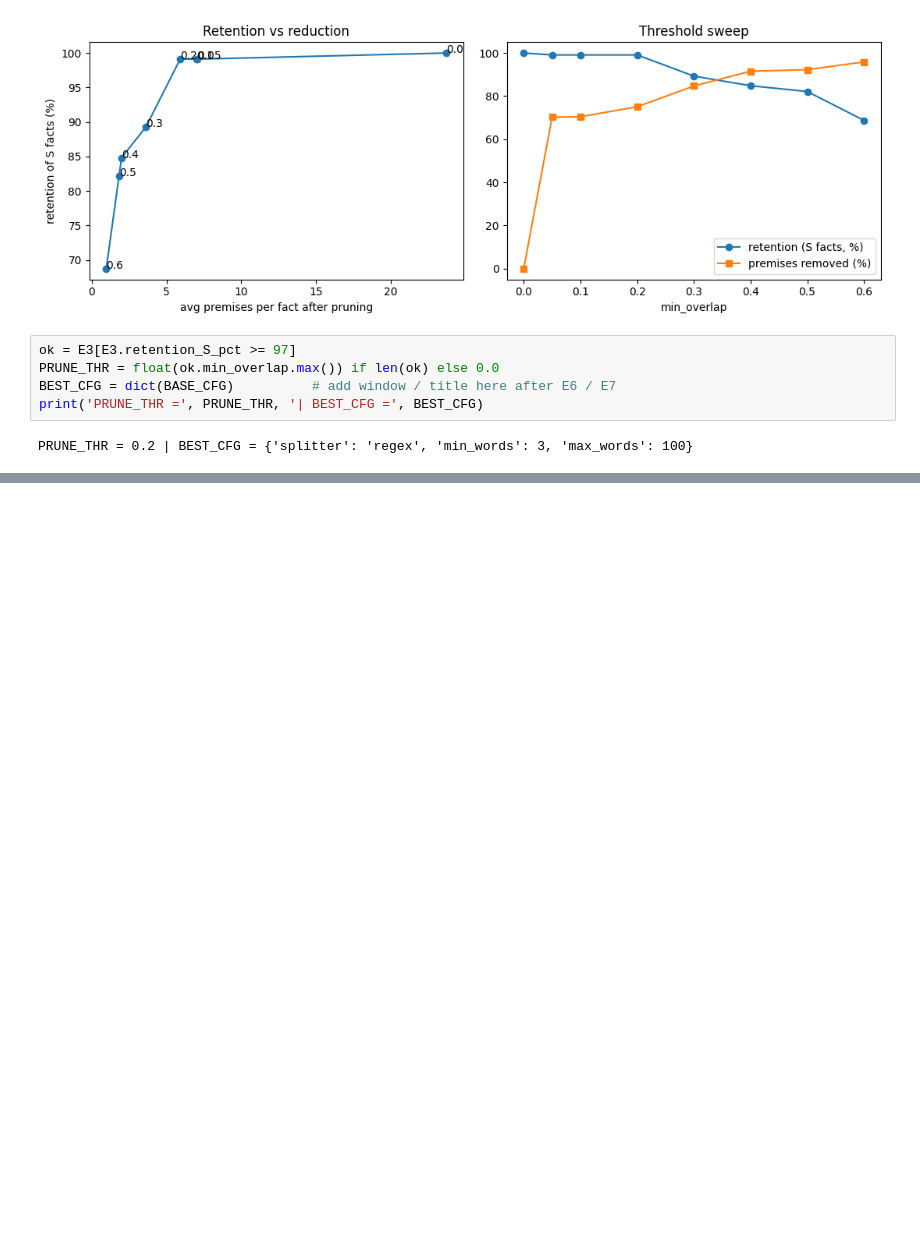
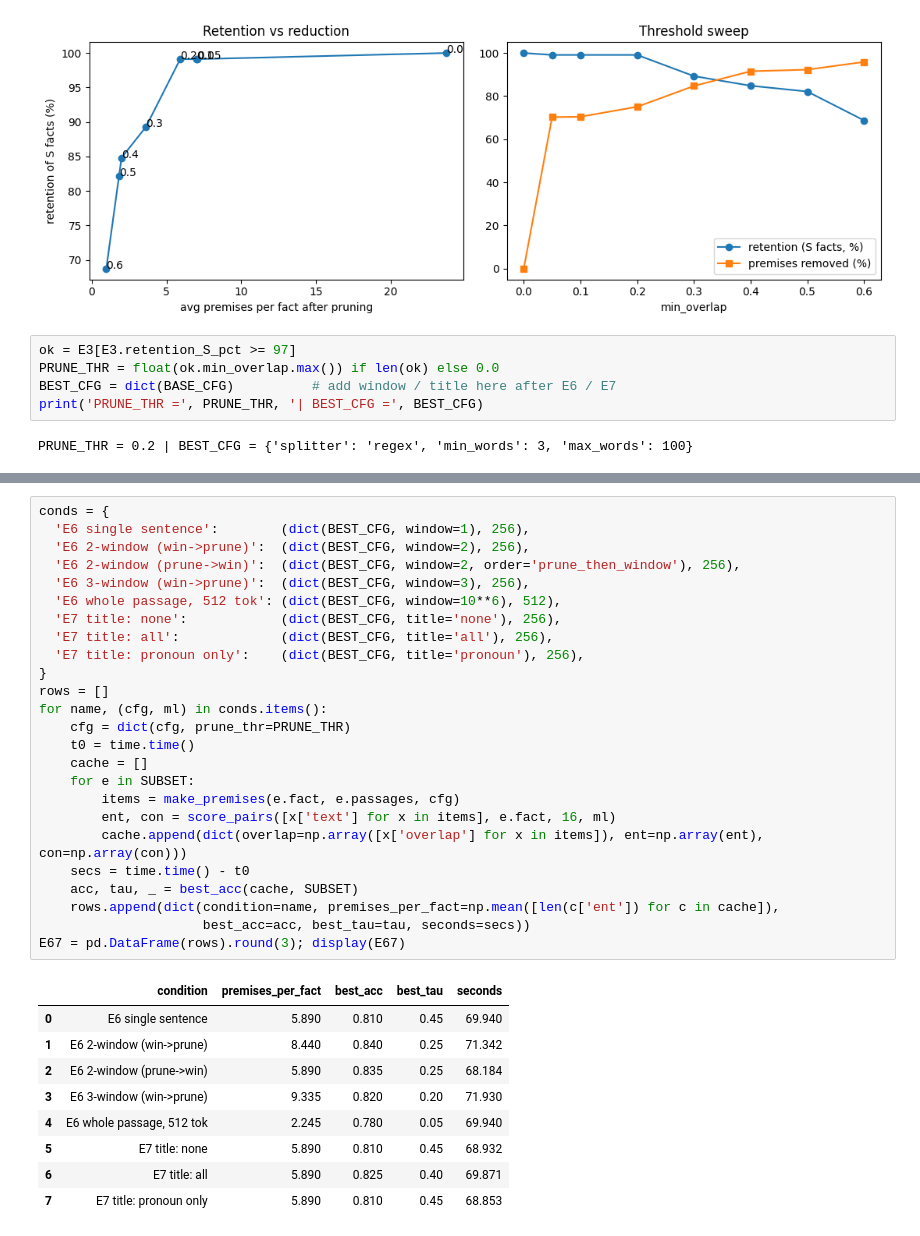
Before and after one commit to Savithmee/Deep-Learning-CW-, a Jupyter notebook: EntailmentPreprocessing.ipynb, the cells around one changed output, grey strips where cells are left out. Drawn from its saved outputs; the diff is of its cells as text; blank space fills up the shorter version.

```diff
--- a/EntailmentPreprocessing.ipynb
+++ b/EntailmentPreprocessing.ipynb
@@ -425,0 +563,35 @@ display(E6a)
+# %%
+conds = {
+  'E6 single sentence':        (dict(BEST_CFG, window=1), 256),
+  'E6 2-window (win->prune)':  (dict(BEST_CFG, window=2), 256),
+  'E6 2-window (prune->win)':  (dict(BEST_CFG, window=2, order='prune_then_window'), 256),
+  'E6 3-window (win->prune)':  (dict(BEST_CFG, window=3), 256),
+  'E6 whole passage, 512 tok': (dict(BEST_CFG, window=10**6), 512),
+  'E7 title: none':            (dict(BEST_CFG, title='none'), 256),
+  'E7 title: all':             (dict(BEST_CFG, title='all'), 256),
+  'E7 title: pronoun only':    (dict(BEST_CFG, title='pronoun'), 256),
+}
+rows = []
+for name, (cfg, ml) in conds.items():
+    cfg = dict(cfg, prune_thr=PRUNE_THR)
+    t0 = time.time()
+    cache = []
+    for e in SUBSET:
+        items = make_premises(e.fact, e.passages, cfg)
+        ent, con = score_pairs([x['text'] for x in items], e.fact, 16, ml)
+        cache.append(dict(overlap=np.array([x['overlap'] for x in items]), ent=np.array(ent), con=np.array(con)))
+    secs = time.time() - t0
+    acc, tau, _ = best_acc(cache, SUBSET)
+    rows.append(dict(condition=name, premises_per_fact=np.mean([len(c['ent']) for c in cache]),
+                     best_acc=acc, best_tau=tau, seconds=secs))
+E67 = pd.DataFrame(rows).round(3); display(E67)
+# %% [output]
+|  | condition | premises_per_fact | best_acc | best_tau | seconds |
+| 0 | E6 single sentence | 5.890 | 0.810 | 0.45 | 69.940 |
+| 1 | E6 2-window (win->prune) | 8.440 | 0.840 | 0.25 | 71.342 |
+| 2 | E6 2-window (prune->win) | 5.890 | 0.835 | 0.25 | 68.184 |
+| 3 | E6 3-window (win->prune) | 9.335 | 0.820 | 0.20 | 71.930 |
+| 4 | E6 whole passage, 512 tok | 2.245 | 0.780 | 0.05 | 69.940 |
+| 5 | E7 title: none | 5.890 | 0.810 | 0.45 | 68.932 |
+| 6 | E7 title: all | 5.890 | 0.825 | 0.40 | 69.871 |
+| 7 | E7 title: pronoun only | 5.890 | 0.810 | 0.45 | 68.853 |
```
Also changed, not shown: parts of 7 cells of this notebook.
